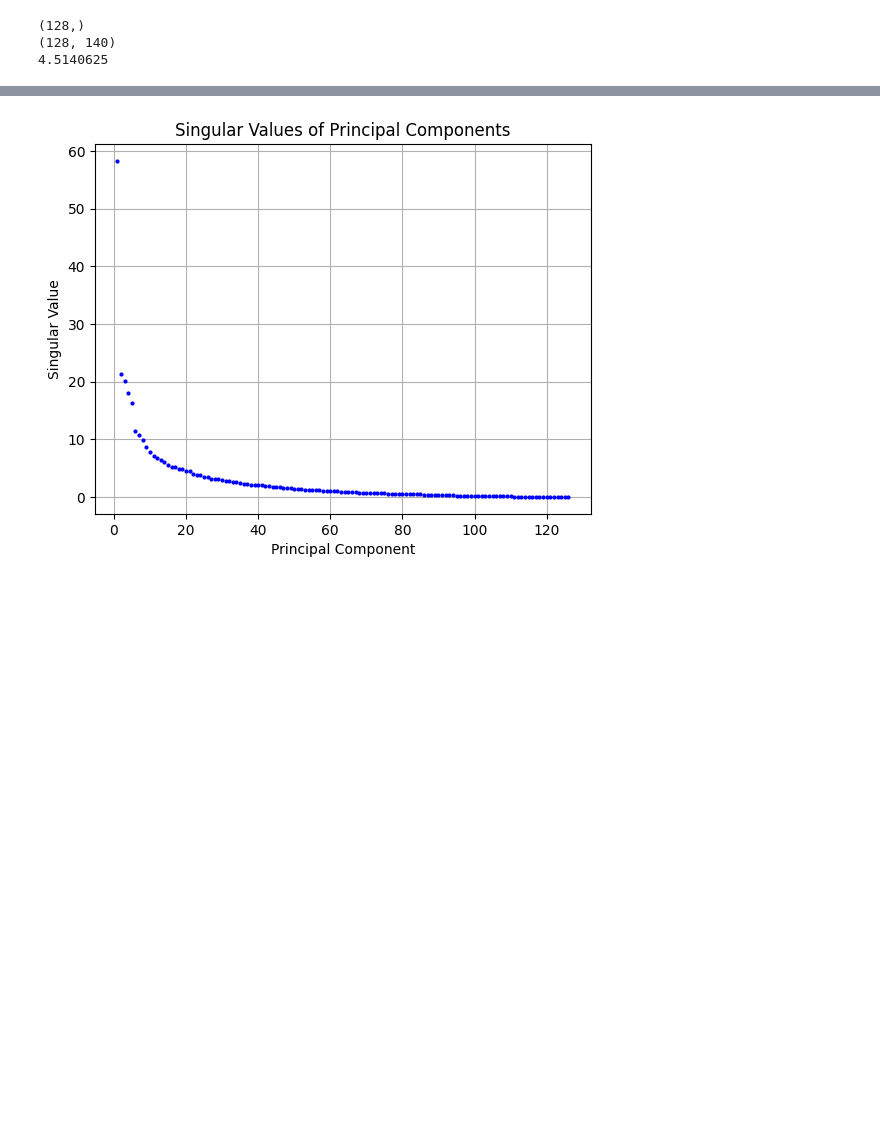
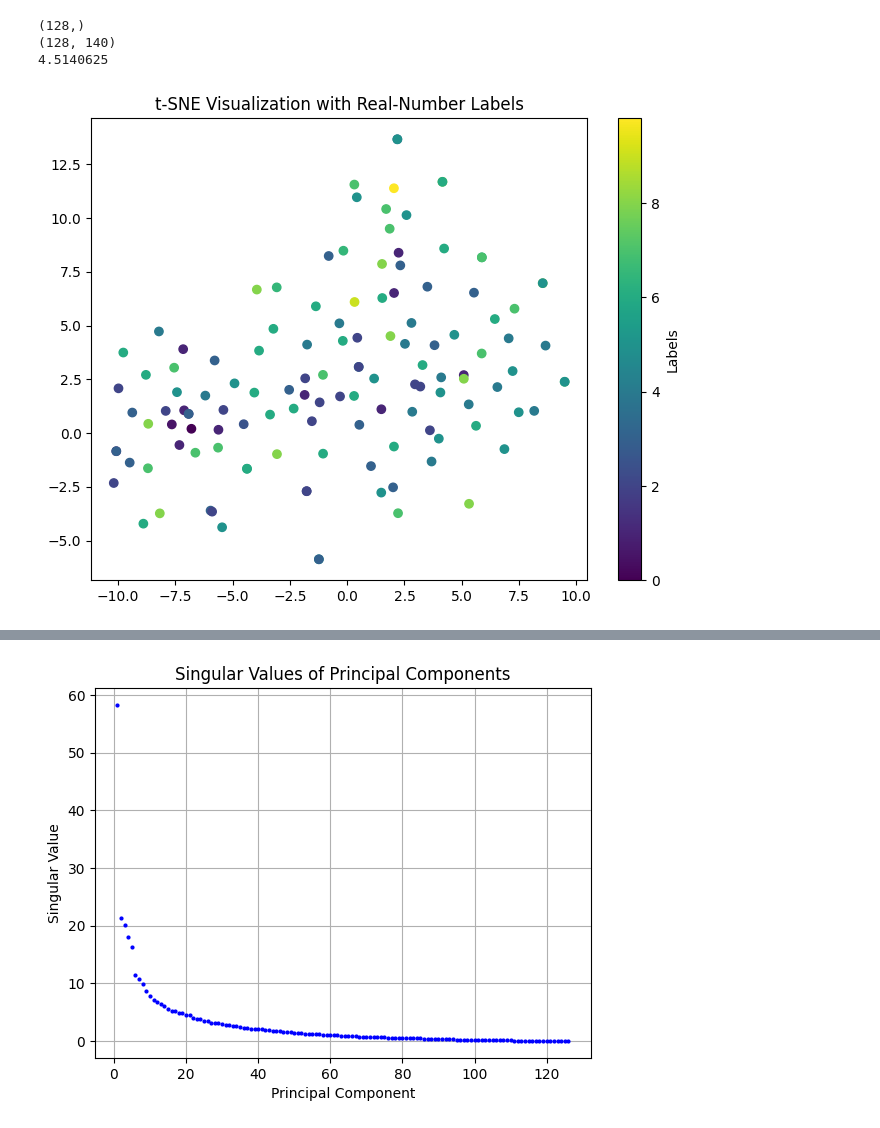
Before and after one commit to riensou/SNP-automate, a Jupyter notebook: scripts/data_exploration.ipynb, the cells around one changed output, grey strips where cells are left out. Drawn from its saved outputs; the diff is of its cells as text; code cells hidden in the pictures; blank space fills up the shorter version.

```diff
--- a/scripts/data_exploration.ipynb
+++ b/scripts/data_exploration.ipynb
@@ -23,6 +23,40 @@ labels = (labels >= 5).astype(int)
 (128,)
 (128, 140)
 4.5140625
+# %%
+import numpy as np
+import matplotlib.pyplot as plt
+from sklearn.manifold import TSNE
+
+EPS = 1e-8
+
+def normalize(X):
+    X_mean = np.mean(X, axis=0)
+    X_std = np.std(X, axis=0)
+    return (X - X_mean) / (X_std + EPS), X_mean, X_std
+
+def denormalize(X_normalized, X_mean, X_std):
+    return (X_normalized * (X_std + EPS)) + X_mean
+
+# Generate or load your data matrix X and real-number labels y.
+# X should be a 2D array (samples x features), and y should be an array of real-number labels.
+X = normalize(features)[0]
+y = labels
+
+# Initialize the t-SNE model with desired parameters.
+tsne = TSNE(n_components=2, perplexity=30, random_state=0)
+
+# Fit the t-SNE model to your data.
+X_embedded = tsne.fit_transform(X)
+
+# Create a scatter plot of the embedded data points with color-coded labels.
+plt.figure(figsize=(8, 6))
+plt.scatter(X_embedded[:, 0], X_embedded[:, 1], c=y, cmap='viridis')
+plt.colorbar(label='Labels')
+plt.title('t-SNE Visualization with Real-Number Labels')
+plt.show()
+# %% [output]
+[figure, added]
 # %%
 pca = PCA(n_components=2)
 principal_components = pca.fit_transform(features)
```
Also changed, not shown: parts of 3 cells of this notebook, 2 other files.
